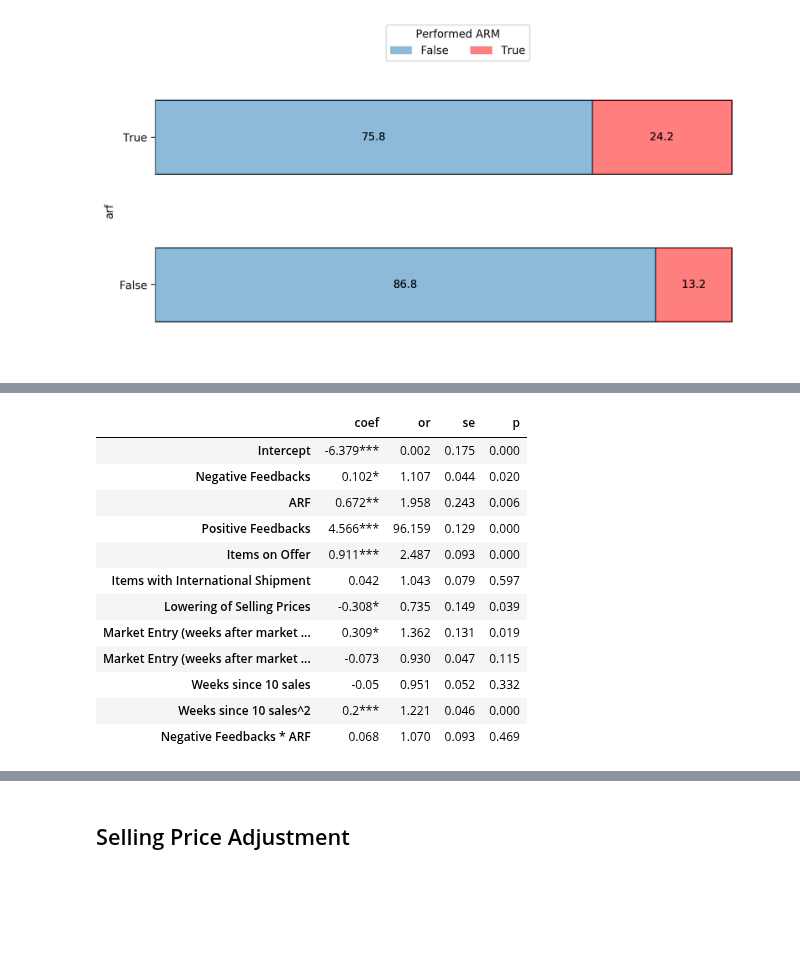
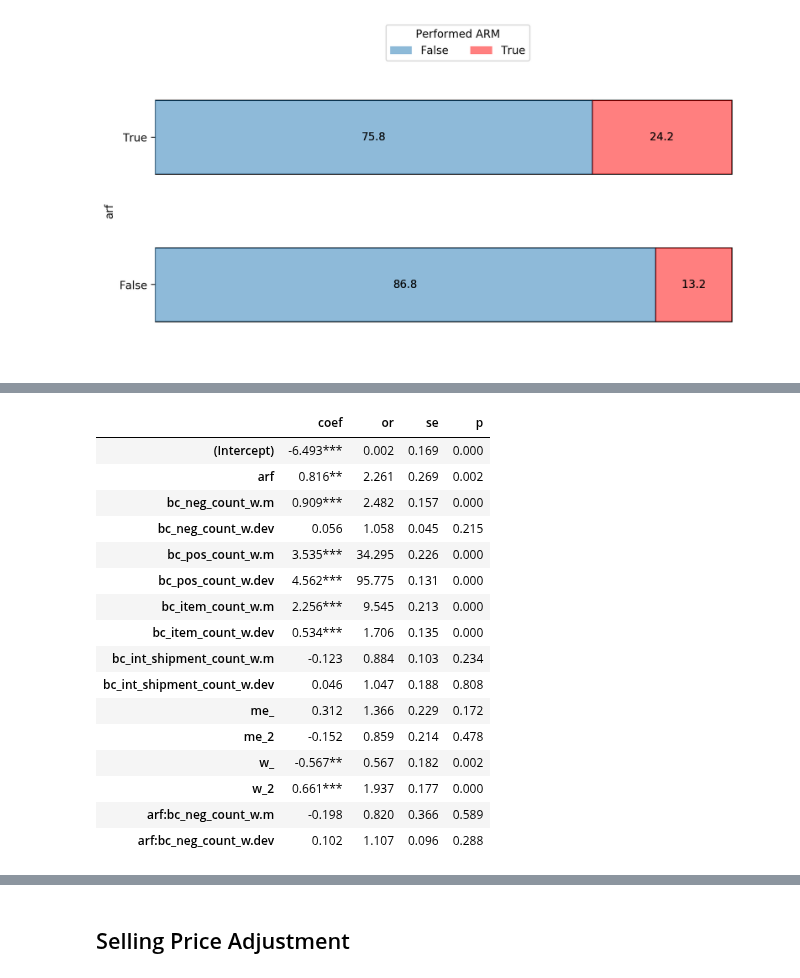
Before and after one commit to jossl95/ARF, a Jupyter notebook: Analyzer.ipynb, the cells around one changed output, grey strips where cells are left out. Saved outputs shown, nothing was run; the diff lists cells and outputs as text; code cells hidden in the pictures; blank space fills up the shorter version.

Commit message:
optimalization random slope models

```diff
--- a/Analyzer.ipynb
+++ b/Analyzer.ipynb
@@ -35,7 +35,7 @@ df = df.merge(df.groupby('vendor')['me_min'].min().rename('me'), on = 'vendor')
 # %%
 df = df.rename(columns= {'international_shipment_count_w': 'int_shipment_count_w', 'international_shipment': 'int_shipment'})
 # %%
-cols = ['vendor', 'w', 'neg_count_min', 'pos_count_min', 'arf']
+cols = ['vendor', 'w', 'neg_count_w', 'pos_count_w', 'arf']
 container = []
 for vendor in [1, 61]:
     container.append(df.loc[df['vendor'] == vendor, cols].head())
@@ -200 +198,25 @@ PPML regression                                   No. of obs      =     22,777
+# %%
+%%R -i data
+
+data['me_'] <- scale(data$me)[,1]
+data['w_'] <- scale(data$w)[,1]
+data['me_2'] <- scale(data$me^2)[,1]
+data['w_2'] <- scale(data$w^2)[,1]
+
+variables = c(
+    'bc_pos_count_w', 'bc_item_count_w', 'bc_int_shipment_count_w',
+    'bc_neg_count_w', 'c_neg_count_w', 'c_pos_count_w')
+
+for (var in variables){
+  for (vendor in unique(data$vendor)){
+    # calculate mean and deviances
+    x = data[data$vendor == vendor, var]
+    m = mean(x)
+    dev = x - m
+
+    # concat information to dataframe
+    data[data$vendor == vendor, paste(var, "m", sep=".")] <- m
+    data[data$vendor == vendor, paste(var, "dev", sep=".")] <- dev
+  }
+}
 # %%
@@ -483,34 +481,22 @@ model2_fit
 # %%
-index_map = {
-    '(Intercept)': 'Intercept',
-    'bc_neg_count_w': 'Negative Feedbacks',
-    'arf' : 'ARF',
-    'bc_pos_count_w' : 'Positive Feedbacks',
-    'bc_item_count_w' : 'Items on Offer',
-    'bc_int_shipment_count_w' : 'Items with International Shipment',
-    'arm_maxw' : 'ARM',
-    'me_' : 'Market Entry (weeks after market opening)',
-    'me_2' : 'Market Entry (weeks after market opening)^2',
-    'w_' : 'Weeks since 10 sales',
-    'w_2' : 'Weeks since 10 sales^2',
-    'bc_neg_count_w:arf' : 'Negative Feedbacks * ARF',
-    'has_price_drop' : 'Lowering of Selling Prices'
-}
-
-model2_res.rename(index = index_map)[['B', 'or', 'se', 'p']]\
+model2_res[['B', 'or', 'se', 'p']]\
     .assign(star = lambda x: x['p'].apply(sig_stars))\
     .assign(coef = lambda x: x["B"].round(3).astype(str) + x["star"])[['coef', 'or', 'se', 'p']]
 # %% [output]
 |  | coef | or | se | p |
-| Intercept | -6.379*** | 0.002 | 0.175 | 0.000 |
-| Negative Feedbacks | 0.102* | 1.107 | 0.044 | 0.020 |
-| ARF | 0.672** | 1.958 | 0.243 | 0.006 |
-| Positive Feedbacks | 4.566*** | 96.159 | 0.129 | 0.000 |
-| Items on Offer | 0.911*** | 2.487 | 0.093 | 0.000 |
-| Items with International Shipment | 0.042 | 1.043 | 0.079 | 0.597 |
-| Lowering of Selling Prices | -0.308* | 0.735 | 0.149 | 0.039 |
-| Market Entry (weeks after market ... | 0.309* | 1.362 | 0.131 | 0.019 |
-| Market Entry (weeks after market ... | -0.073 | 0.930 | 0.047 | 0.115 |
-| Weeks since 10 sales | -0.05 | 0.951 | 0.052 | 0.332 |
-| Weeks since 10 sales^2 | 0.2*** | 1.221 | 0.046 | 0.000 |
-| Negative Feedbacks * ARF | 0.068 | 1.070 | 0.093 | 0.469 |
+| (Intercept) | -6.493*** | 0.002 | 0.169 | 0.000 |
+| arf | 0.816** | 2.261 | 0.269 | 0.002 |
+| bc_neg_count_w.m | 0.909*** | 2.482 | 0.157 | 0.000 |
+| bc_neg_count_w.dev | 0.056 | 1.058 | 0.045 | 0.215 |
+| bc_pos_count_w.m | 3.535*** | 34.295 | 0.226 | 0.000 |
+| bc_pos_count_w.dev | 4.562*** | 95.775 | 0.131 | 0.000 |
+| bc_item_count_w.m | 2.256*** | 9.545 | 0.213 | 0.000 |
+| bc_item_count_w.dev | 0.534*** | 1.706 | 0.135 | 0.000 |
+| bc_int_shipment_count_w.m | -0.123 | 0.884 | 0.103 | 0.234 |
+| bc_int_shipment_count_w.dev | 0.046 | 1.047 | 0.188 | 0.808 |
+| me_ | 0.312 | 1.366 | 0.229 | 0.172 |
+| me_2 | -0.152 | 0.859 | 0.214 | 0.478 |
+| w_ | -0.567** | 0.567 | 0.182 | 0.002 |
+| w_2 | 0.661*** | 1.937 | 0.177 | 0.000 |
+| arf:bc_neg_count_w.m | -0.198 | 0.820 | 0.366 | 0.589 |
+| arf:bc_neg_count_w.dev | 0.102 | 1.107 | 0.096 | 0.288 |
```
Also changed, not shown: parts of 27 cells of this notebook, 2 other files.
